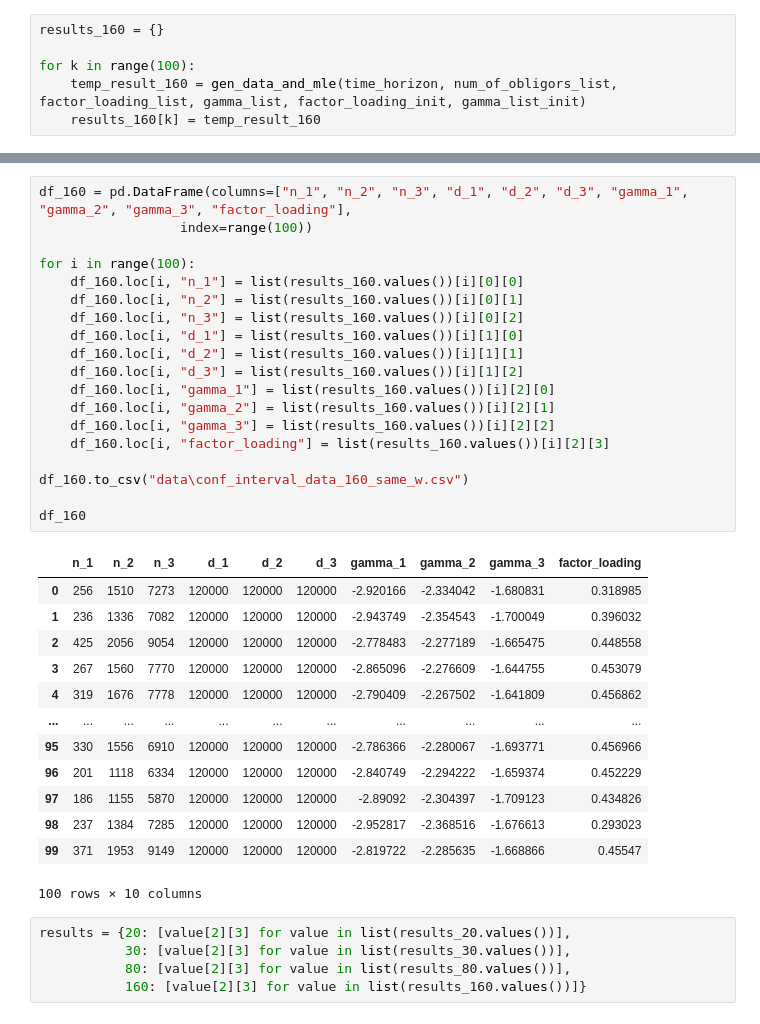
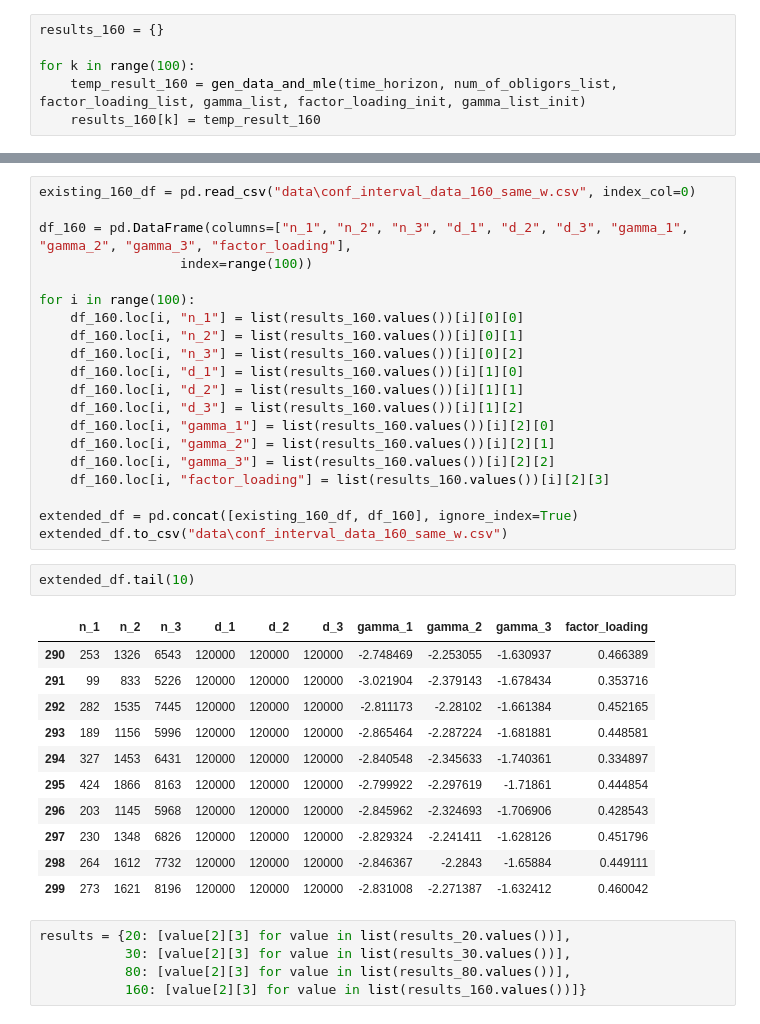
Before and after one commit to PeterKiss18/VasicekPDModel, a Jupyter notebook: conf_interval_MLE_gen_data.ipynb, the cells around one changed output, grey strips where cells are left out. Cells and saved outputs as stored; diff of their text form.

```diff
--- a/conf_interval_MLE_gen_data.ipynb
+++ b/conf_interval_MLE_gen_data.ipynb
@@ -313,4 +317,6 @@ df_80
 # %%
+existing_160_df = pd.read_csv("data\conf_interval_data_160_same_w.csv", index_col=0)
+
 df_160 = pd.DataFrame(columns=["n_1", "n_2", "n_3", "d_1", "d_2", "d_3", "gamma_1", "gamma_2", "gamma_3", "factor_loading"],
                   index=range(100))
 
@@ -326,23 +332,22 @@ for i in range(100):
     df_160.loc[i, "gamma_3"] = list(results_160.values())[i][2][2]
     df_160.loc[i, "factor_loading"] = list(results_160.values())[i][2][3]
 
-df_160.to_csv("data\conf_interval_data_160_same_w.csv")
-
-df_160
+extended_df = pd.concat([existing_160_df, df_160], ignore_index=True)
+extended_df.to_csv("data\conf_interval_data_160_same_w.csv")
-# %% [output]
-|  | n_1 | n_2 | n_3 | d_1 | d_2 | d_3 | gamma_1 | gamma_2 | gamma_3 | factor_loading |
-| 0 | 256 | 1510 | 7273 | 120000 | 120000 | 120000 | -2.920166 | -2.334042 | -1.680831 | 0.318985 |
-| 1 | 236 | 1336 | 7082 | 120000 | 120000 | 120000 | -2.943749 | -2.354543 | -1.700049 | 0.396032 |
-| 2 | 425 | 2056 | 9054 | 120000 | 120000 | 120000 | -2.778483 | -2.277189 | -1.665475 | 0.448558 |
-| 3 | 267 | 1560 | 7770 | 120000 | 120000 | 120000 | -2.865096 | -2.276609 | -1.644755 | 0.453079 |
-| 4 | 319 | 1676 | 7778 | 120000 | 120000 | 120000 | -2.790409 | -2.267502 | -1.641809 | 0.456862 |
-| ... | ... | ... | ... | ... | ... | ... | ... | ... | ... | ... |
-| 95 | 330 | 1556 | 6910 | 120000 | 120000 | 120000 | -2.786366 | -2.280067 | -1.693771 | 0.456966 |
-| 96 | 201 | 1118 | 6334 | 120000 | 120000 | 120000 | -2.840749 | -2.294222 | -1.659374 | 0.452229 |
-| 97 | 186 | 1155 | 5870 | 120000 | 120000 | 120000 | -2.89092 | -2.304397 | -1.709123 | 0.434826 |
-| 98 | 237 | 1384 | 7285 | 120000 | 120000 | 120000 | -2.952817 | -2.368516 | -1.676613 | 0.293023 |
-| 99 | 371 | 1953 | 9149 | 120000 | 120000 | 120000 | -2.819722 | -2.285635 | -1.668866 | 0.45547 |
-100 rows × 10 columns
+# %%
+extended_df.tail(10)
+# %% [output]
+|  | n_1 | n_2 | n_3 | d_1 | d_2 | d_3 | gamma_1 | gamma_2 | gamma_3 | factor_loading |
+| 290 | 253 | 1326 | 6543 | 120000 | 120000 | 120000 | -2.748469 | -2.253055 | -1.630937 | 0.466389 |
+| 291 | 99 | 833 | 5226 | 120000 | 120000 | 120000 | -3.021904 | -2.379143 | -1.678434 | 0.353716 |
+| 292 | 282 | 1535 | 7445 | 120000 | 120000 | 120000 | -2.811173 | -2.28102 | -1.661384 | 0.452165 |
+| 293 | 189 | 1156 | 5996 | 120000 | 120000 | 120000 | -2.865464 | -2.287224 | -1.681881 | 0.448581 |
+| 294 | 327 | 1453 | 6431 | 120000 | 120000 | 120000 | -2.840548 | -2.345633 | -1.740361 | 0.334897 |
+| 295 | 424 | 1866 | 8163 | 120000 | 120000 | 120000 | -2.799922 | -2.297619 | -1.71861 | 0.444854 |
+| 296 | 203 | 1145 | 5968 | 120000 | 120000 | 120000 | -2.845962 | -2.324693 | -1.706906 | 0.428543 |
+| 297 | 230 | 1348 | 6826 | 120000 | 120000 | 120000 | -2.829324 | -2.241411 | -1.628126 | 0.451796 |
+| 298 | 264 | 1612 | 7732 | 120000 | 120000 | 120000 | -2.846367 | -2.2843 | -1.65884 | 0.449111 |
+| 299 | 273 | 1621 | 8196 | 120000 | 120000 | 120000 | -2.831008 | -2.271387 | -1.632412 | 0.460042 |
 # %%
 results = {20: [value[2][3] for value in list(results_20.values())],
            30: [value[2][3] for value in list(results_30.values())],
```
Also changed, not shown: parts of 6 cells of this notebook, 4 other files.
